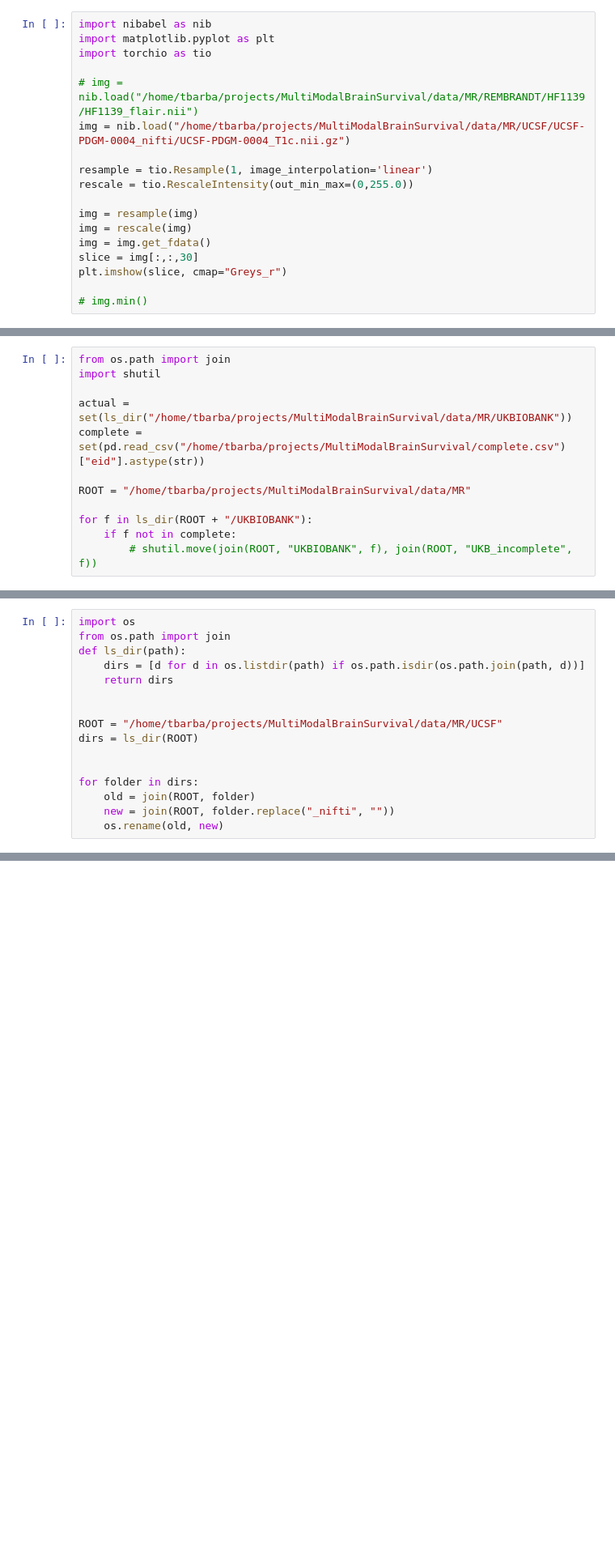
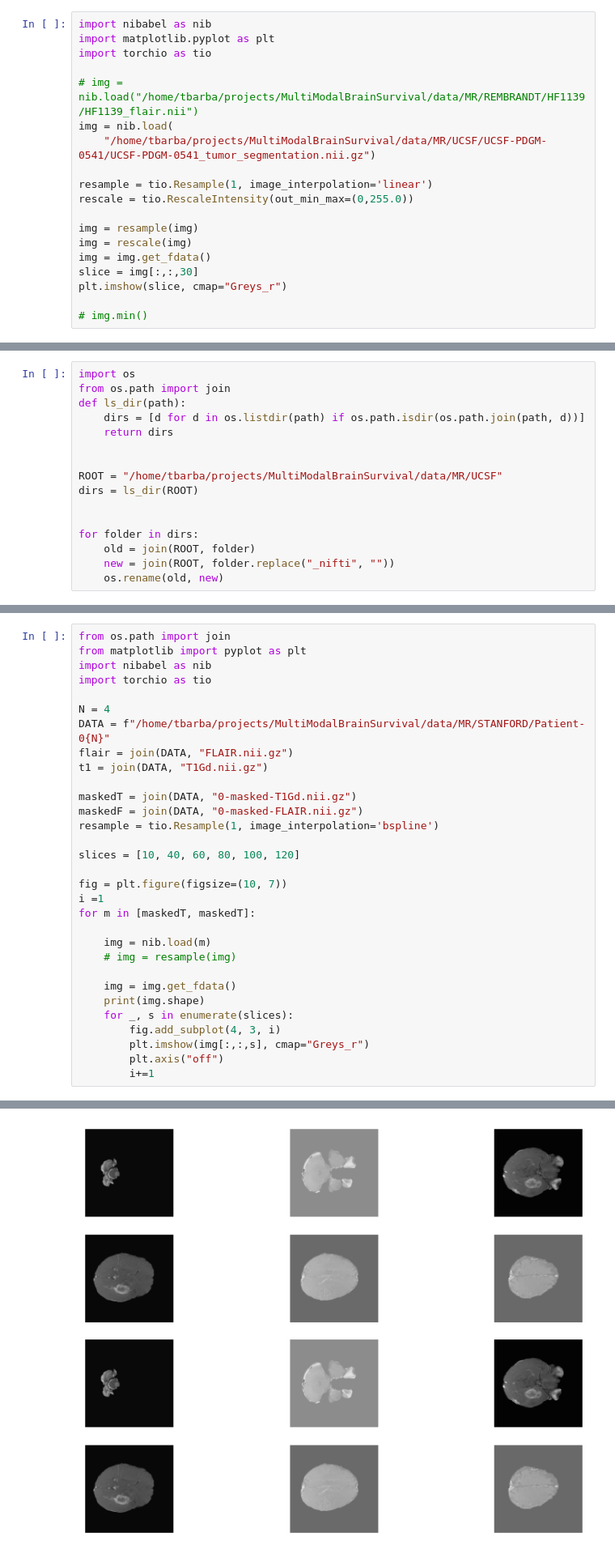
Before and after one commit to gevaertlab/DUNE, a Jupyter notebook: misc/toolkit.ipynb, the cells around one changed output, grey strips where cells are left out. Shown at 81% size. Cells and saved outputs as stored; diff of their text form; blank space fills up the shorter version.

```diff
--- a/misc/toolkit.ipynb
+++ b/misc/toolkit.ipynb
@@ -34,7 +36,8 @@ import matplotlib.pyplot as plt
 import torchio as tio
 
 # img = nib.load("/home/tbarba/projects/MultiModalBrainSurvival/data/MR/REMBRANDT/HF1139/HF1139_flair.nii")
-img = nib.load("/home/tbarba/projects/MultiModalBrainSurvival/data/MR/UCSF/UCSF-PDGM-0004_nifti/UCSF-PDGM-0004_T1c.nii.gz")
+img = nib.load(
+    "/home/tbarba/projects/MultiModalBrainSurvival/data/MR/UCSF/UCSF-PDGM-0541/UCSF-PDGM-0541_tumor_segmentation.nii.gz")
 
 resample = tio.Resample(1, image_interpolation='linear')
 rescale = tio.RescaleIntensity(out_min_max=(0,255.0))
@@ -70,12 +72,0 @@ df.to_csv("../data/metadata/TCGA_metadata.csv", index=True)
-# %%
-from os.path import join
-import shutil
-
-actual = set(ls_dir("/home/tbarba/projects/MultiModalBrainSurvival/data/MR/UKBIOBANK"))
-complete = set(pd.read_csv("/home/tbarba/projects/MultiModalBrainSurvival/complete.csv")["eid"].astype(str))
-
-ROOT = "/home/tbarba/projects/MultiModalBrainSurvival/data/MR"
-
-for f in ls_dir(ROOT + "/UKBIOBANK"):
-    if f not in complete:
-        # shutil.move(join(ROOT, "UKBIOBANK", f), join(ROOT, "UKB_incomplete", f))
@@ -164,0 +123,32 @@ metrics.get_scorer_names()
+# %%
+from os.path import join
+from matplotlib import pyplot as plt
+import nibabel as nib
+import torchio as tio
+
+N = 4
+DATA = f"/home/tbarba/projects/MultiModalBrainSurvival/data/MR/STANFORD/Patient-0{N}"
+flair = join(DATA, "FLAIR.nii.gz")
+t1 = join(DATA, "T1Gd.nii.gz")
+
+maskedT = join(DATA, "0-masked-T1Gd.nii.gz")
+maskedF = join(DATA, "0-masked-FLAIR.nii.gz")
+resample = tio.Resample(1, image_interpolation='bspline')
+
+slices = [10, 40, 60, 80, 100, 120]
+
+fig = plt.figure(figsize=(10, 7))
+i =1
+for m in [maskedT, maskedT]:
+
+    img = nib.load(m)
+    # img = resample(img)
+
+    img = img.get_fdata()
+    print(img.shape)
+    for _, s in enumerate(slices):
+        fig.add_subplot(4, 3, i)
+        plt.imshow(img[:,:,s], cmap="Greys_r")
+        plt.axis("off")
+        i+=1
+# %% [output]
@@ -164,0 +157 @@ metrics.get_scorer_names()
+[figure, added]
```
Also changed, not shown: parts of 11 cells of this notebook, 16 other files.
